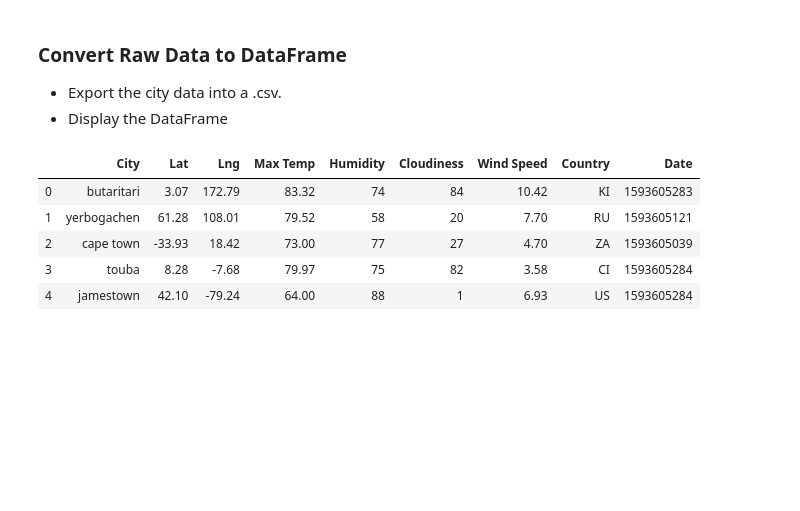
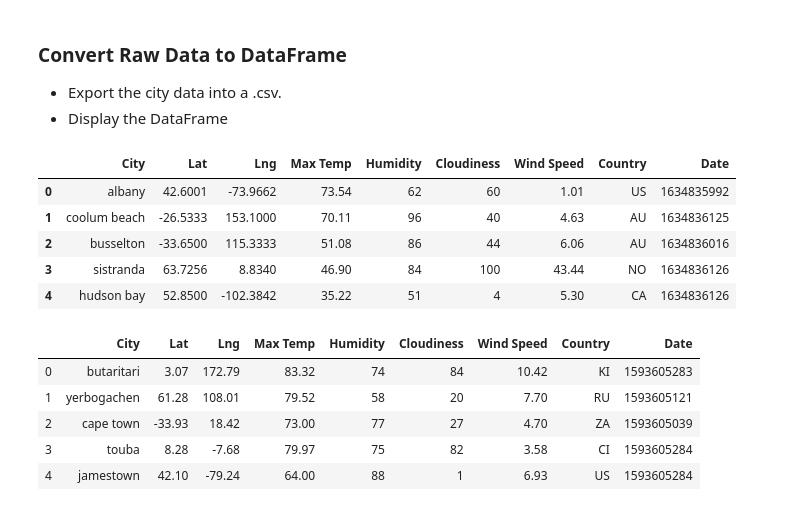
Before and after one commit to jennylynnlong/python-api-challenge, a Jupyter notebook: WeatherPy JL.ipynb, the cells around one changed output. Drawn from its saved outputs; the diff is of its cells as text; code cells hidden in the pictures; blank space fills up the shorter version.

```diff
--- a/WeatherPy JL.ipynb
+++ b/WeatherPy JL.ipynb
@@ -170,3 +165,26 @@ Data Retrieval Complete
 ### Convert Raw Data to DataFrame
 * Export the city data into a .csv.
 * Display the DataFrame
+# %%
+weatherDF = pd.DataFrame(
+    {
+        "City": found_city,
+        "Lat": latitude,
+        "Lng": longitude,
+        "Max Temp": max_temp,
+        "Humidity": humidity,
+        "Cloudiness": clouds,
+        "Wind Speed": wind_speed,
+        "Country": country,
+        "Date": date
+    }
+)
+
+weatherDF.head()
+# %% [output]
+|  | City | Lat | Lng | Max Temp | Humidity | Cloudiness | Wind Speed | Country | Date |
+| 0 | albany | 42.6001 | -73.9662 | 73.54 | 62 | 60 | 1.01 | US | 1634835992 |
+| 1 | coolum beach | -26.5333 | 153.1000 | 70.11 | 96 | 40 | 4.63 | AU | 1634836125 |
+| 2 | busselton | -33.6500 | 115.3333 | 51.08 | 86 | 44 | 6.06 | AU | 1634836016 |
+| 3 | sistranda | 63.7256 | 8.8340 | 46.90 | 84 | 100 | 43.44 | NO | 1634836126 |
+| 4 | hudson bay | 52.8500 | -102.3842 | 35.22 | 51 | 4 | 5.30 | CA | 1634836126 |
```
Also changed, not shown: parts of 12 cells of this notebook, 1 other file.
